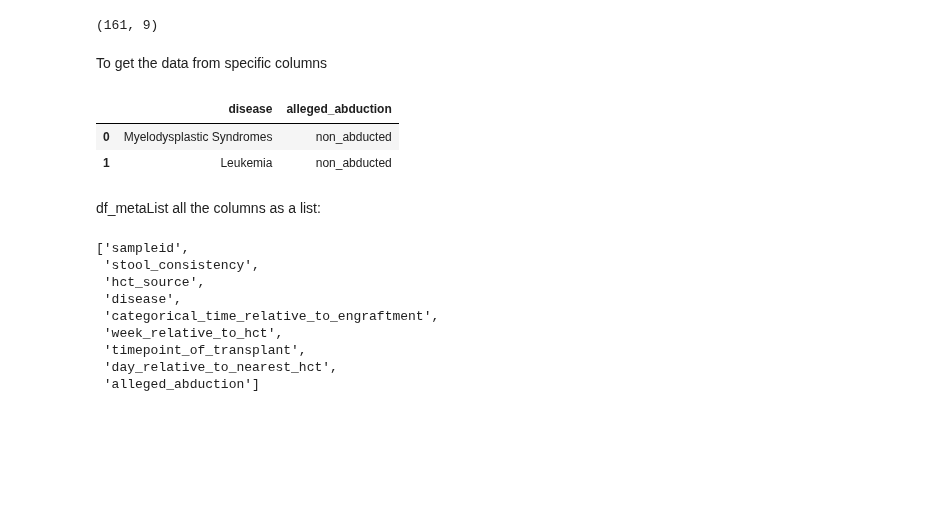
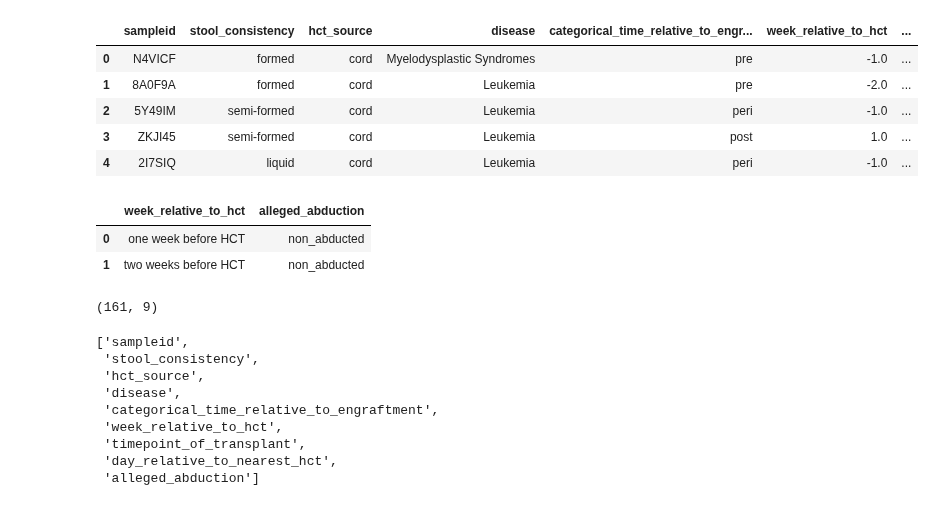
Before and after one commit to banucavlak/alien-cancer-cure, a Jupyter notebook: src-analysis/1_Metadata.ipynb, the cells around one changed output. Cells and saved outputs as stored; diff of their text form; code cells hidden in the pictures; blank space fills up the shorter version.

```diff
--- a/src-analysis/1_Metadata.ipynb
+++ b/src-analysis/1_Metadata.ipynb
@@ -22,0 +14,12 @@ df_meta.head()
+# %%
+# Read the original metadata file as a pandas dataframe and view the top 5 rows of the dataset
+
+metadata = pd.read_csv(f'{data_dir}/metadata/sample_metadata.tsv', sep='\t')
+metadata.head()
+# %% [output]
+|  | sampleid | stool_consistency | hct_source | disease | categorical_time_relative_to_engr... | week_relative_to_hct | ... |
+| 0 | N4VICF | formed | cord | Myelodysplastic Syndromes | pre | -1.0 | ... |
+| 1 | 8A0F9A | formed | cord | Leukemia | pre | -2.0 | ... |
+| 2 | 5Y49IM | semi-formed | cord | Leukemia | peri | -1.0 | ... |
+| 3 | ZKJI45 | semi-formed | cord | Leukemia | post | 1.0 | ... |
+| 4 | 2I7SIQ | liquid | cord | Leukemia | peri | -1.0 | ... |
@@ -23,15 +40,16 @@ df_meta.head()
+# %%
+# Read the new metadata file "str_metadata"
+metadata.to_csv(f'{data_dir}/metadata/str_metadata.tsv', sep='\t', encoding='utf-8', escapechar='\n', index=False)
+df_meta = pd.read_csv(f'{data_dir}/metadata/str_metadata.tsv', sep='\t')
+
+# Get the data from specific columns
+df_meta[["week_relative_to_hct", "alleged_abduction"]].head(2)
+# %% [output]
+|  | week_relative_to_hct | alleged_abduction |
+| 0 | one week before HCT | non_abducted |
+| 1 | two weeks before HCT | non_abducted |
 # %%
 df_meta.shape
 # %% [output]
 (161, 9)
-# %% [markdown]
-To get the data from specific columns
-# %%
-df_meta[["disease", "alleged_abduction"]].head(2)
-# %% [output]
-|  | disease | alleged_abduction |
-| 0 | Myelodysplastic Syndromes | non_abducted |
-| 1 | Leukemia | non_abducted |
-# %% [markdown]
-df_metaList all the columns as a list:
 # %%
```
Also changed, not shown: parts of 61 cells of this notebook, 1 other file.
